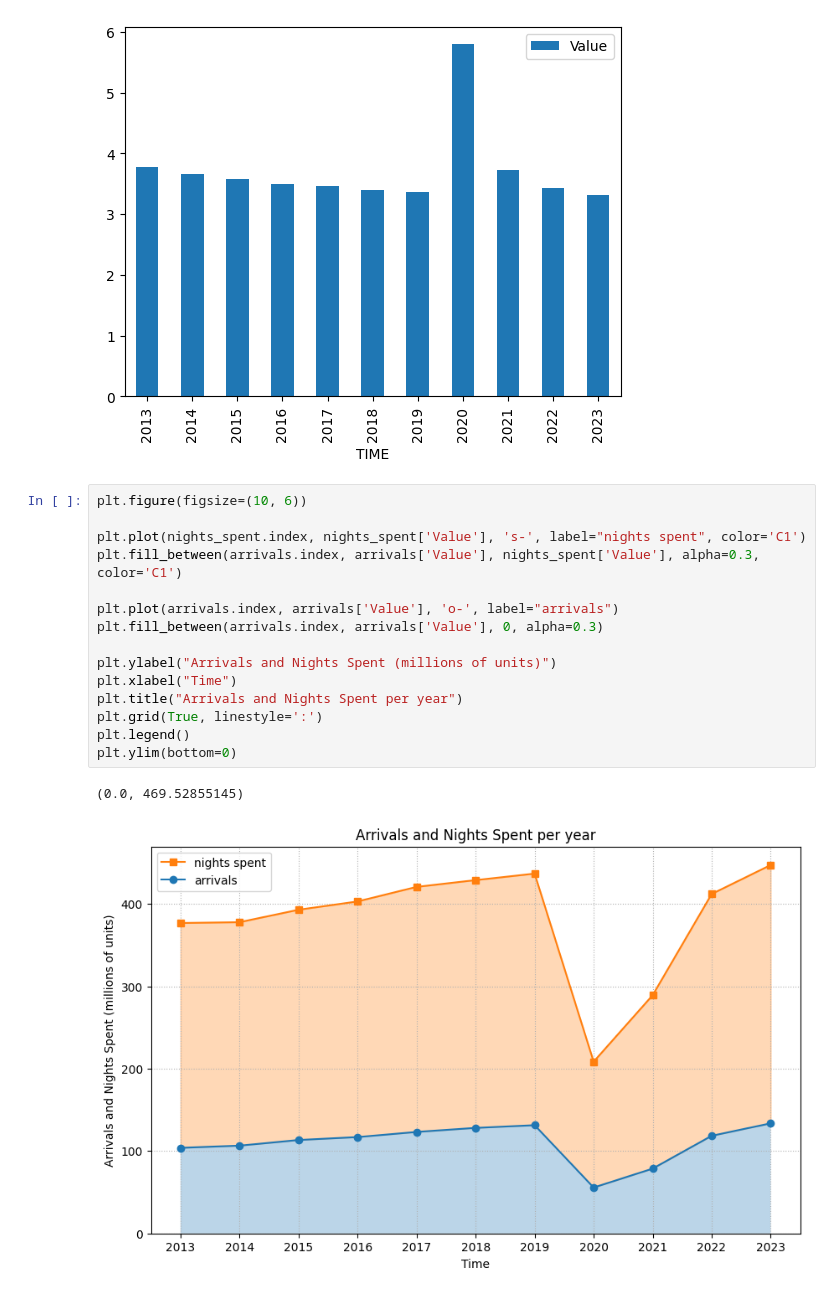
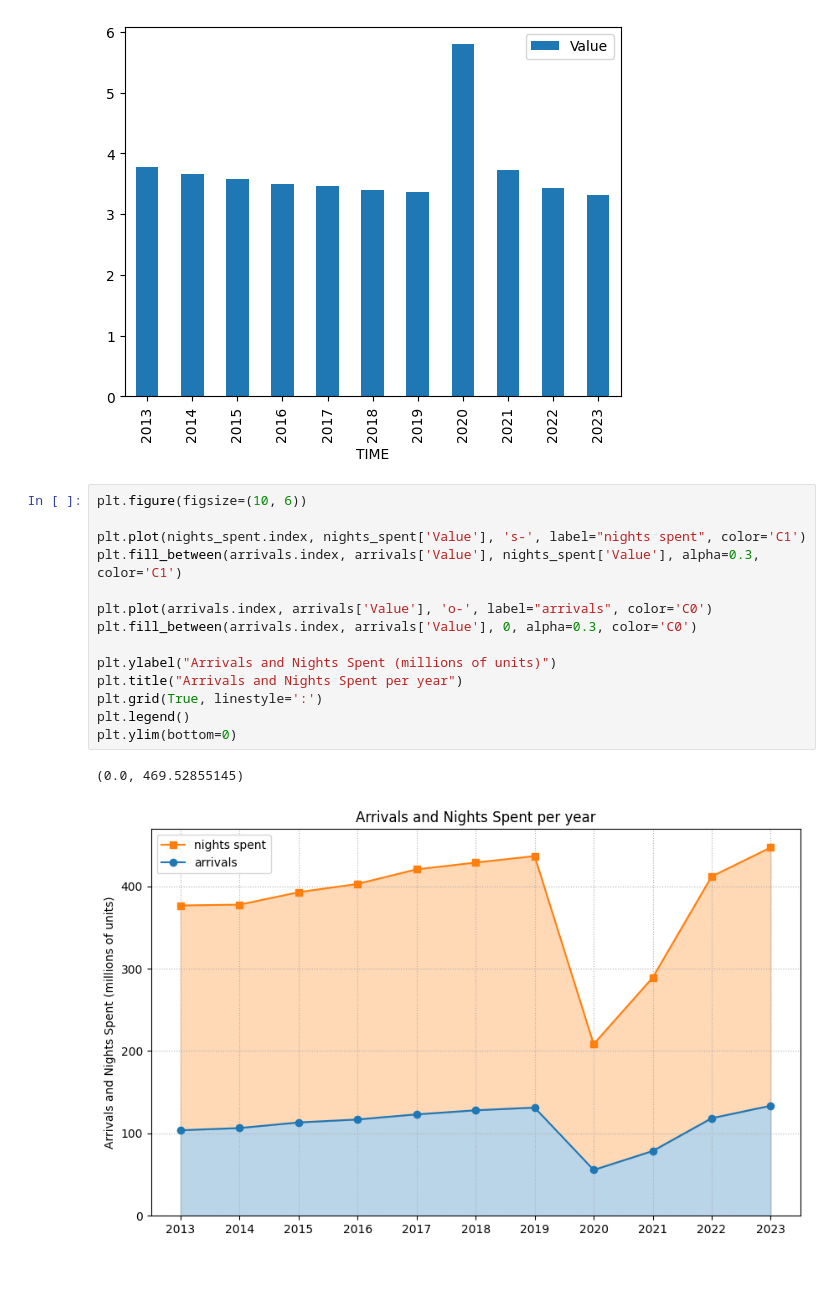
Before and after one commit to T0ls/data-Visualization, a Jupyter notebook: code/historical.ipynb, the cells around one changed output. Saved outputs shown, nothing was run; the diff lists cells and outputs as text.

```diff
--- a/code/historical.ipynb
+++ b/code/historical.ipynb
@@ -69,21 +69,20 @@ avg_stay.head()
 # %%
 plt.figure(figsize=(10, 6))
 
 plt.plot(nights_spent.index, nights_spent['Value'], 's-', label="nights spent", color='C1')
 plt.fill_between(arrivals.index, arrivals['Value'], nights_spent['Value'], alpha=0.3, color='C1')
 
-plt.plot(arrivals.index, arrivals['Value'], 'o-', label="arrivals")
-plt.fill_between(arrivals.index, arrivals['Value'], 0, alpha=0.3)
+plt.plot(arrivals.index, arrivals['Value'], 'o-', label="arrivals", color='C0')
+plt.fill_between(arrivals.index, arrivals['Value'], 0, alpha=0.3, color='C0')
 
 plt.ylabel("Arrivals and Nights Spent (millions of units)")
-plt.xlabel("Time")
 plt.title("Arrivals and Nights Spent per year")
 plt.grid(True, linestyle=':')
 plt.legend()
 plt.ylim(bottom=0)
 # %% [output]
 (0.0, 469.52855145)
-[figure, old version]
+[figure, new version]
 # %%
 fig, ax1 = plt.subplots(figsize=(10, 6))
 
```
Also changed, not shown: parts of 1 cell of this notebook, 1 other file.
